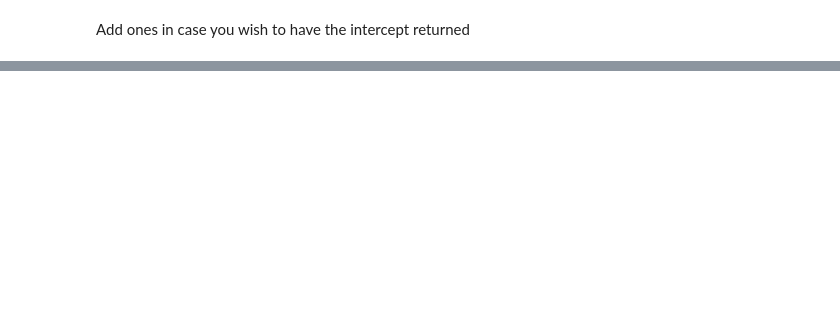
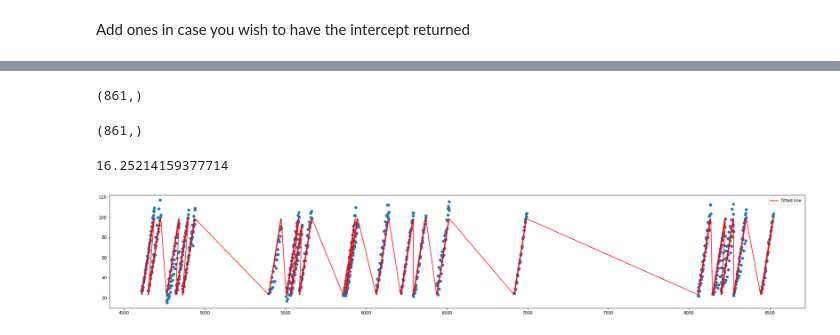
Before and after one commit to G-Licitra/hime, a Jupyter notebook: playground/linear_regression_methods.ipynb, the cells around one changed output, grey strips where cells are left out. Cells and saved outputs as stored; diff of their text form; code cells hidden in the pictures; blank space fills up the shorter version.

Commit message:
NDS-441 writing out the first version of the matrix multiplication version of the linear mixed model using lasso as the basis for the fixed terms

```diff
--- a/playground/linear_regression_methods.ipynb
+++ b/playground/linear_regression_methods.ipynb
@@ -192,0 +363,4 @@ Add ones in case you wish to have the intercept returned
+# %%
+possible_Z_df = pd.DataFrame(np.vstack(z_list).T)#.head(50)
+# %%
+binary_df = np.where(possible_Z_df > 0 , 1, possible_Z_df)
@@ -192,0 +372,3 @@ Add ones in case you wish to have the intercept returned
+# %%
+# Z = possible_Z_df.loc[0: 860].values
+Z = binary_df[0: 861]
@@ -192,0 +377,21 @@ Add ones in case you wish to have the intercept returned
+# %%
+np.matmul(x.values, beta).shape
+# %% [output]
+(861,)
+# %%
+np.matmul(Z, u).shape
+# %% [output]
+(861,)
+# %%
+pred_y = np.add(np.matmul(x.values, beta), np.matmul(Z, u))
+# %%
+model.intercept_
+# %% [output]
+16.25214159377714
+# %%
+_ = plt.figure(figsize=(30, 5))
+_ = plt.scatter(pred_y, y)
+_ = plt.plot(pred_y, model.intercept_ + beta*x, 'r', label='fitted line')
+_ = plt.legend()
+# %% [output]
+[figure, added]
```
Also changed, not shown: parts of 39 cells of this notebook.
